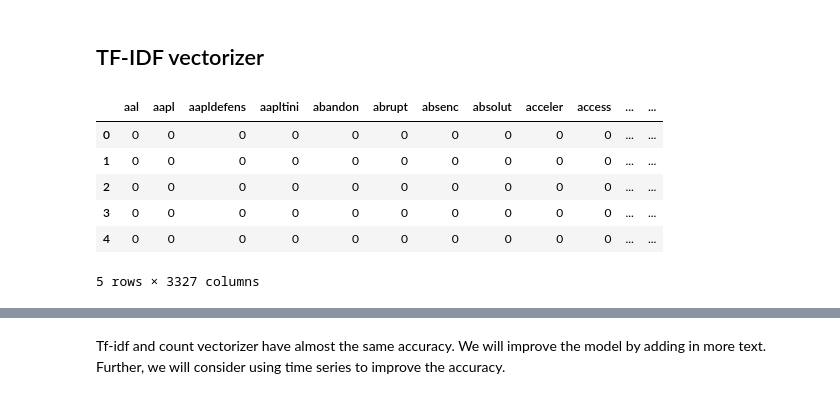
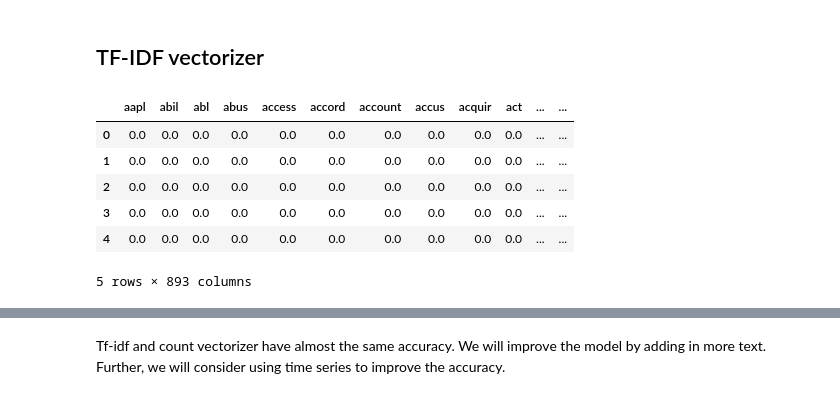
Before and after one commit to carmelbythesea/Stock-Market-Prediction, a Jupyter notebook: MSFT/model/model.ipynb, the cells around one changed output, grey strips where cells are left out. Saved outputs shown, nothing was run; the diff lists cells and outputs as text; code cells hidden in the pictures.

```diff
--- a/MSFT/model/model.ipynb
+++ b/MSFT/model/model.ipynb
@@ -121,0 +294,2 @@ tfidfvectorizer = TfidfVectorizer(analyzer='word', stop_words= 'english', ngram_
+# %%
+temp[['TTM Net EPS', 'PE Ratio']] = temp[['TTM Net EPS', 'PE Ratio']].fillna(method = 'ffill')
@@ -122,2 +298,7 @@ tfidfvectorizer = TfidfVectorizer(analyzer='word', stop_words= 'english', ngram_
+# %%
+# short_rolling = temp['price'].rolling(window=20).mean()
+ema_short = temp['price'].ewm(span=20, adjust=False).mean()
+# %%
+temp['ema'] = ema_short
 # %% [markdown]
 ## Count vectorizer
@@ -273,12 +475,18 @@ tfidf_tokens = tfidfvectorizer.get_feature_names()
+# %%
+tfidfvectorizer = TfidfVectorizer(analyzer='word', \
+                                  stop_words= 'english', \
+                                  ngram_range=(1, 1))
+tfidf_wm = tfidfvectorizer.fit_transform(temp['WSJ_Fox'])
+tfidf_tokens = tfidfvectorizer.get_feature_names()
 # %%
-prep_df2 = pd.DataFrame(count_wm.toarray(), columns=tfidfvectorizer.get_feature_names())
+prep_df2 = pd.DataFrame(tfidf_wm.toarray(), columns=tfidfvectorizer.get_feature_names())
 prep_df2.head()
 # %% [output]
-|  | aal | aapl | aapldefens | aapltini | abandon | abrupt | absenc | absolut | acceler | access | ... | ... |
-| 0 | 0 | 0 | 0 | 0 | 0 | 0 | 0 | 0 | 0 | 0 | ... | ... |
-| 1 | 0 | 0 | 0 | 0 | 0 | 0 | 0 | 0 | 0 | 0 | ... | ... |
-| 2 | 0 | 0 | 0 | 0 | 0 | 0 | 0 | 0 | 0 | 0 | ... | ... |
-| 3 | 0 | 0 | 0 | 0 | 0 | 0 | 0 | 0 | 0 | 0 | ... | ... |
-| 4 | 0 | 0 | 0 | 0 | 0 | 0 | 0 | 0 | 0 | 0 | ... | ... |
+|  | aapl | abil | abl | abus | access | accord | account | accus | acquir | act | ... | ... |
+| 0 | 0.0 | 0.0 | 0.0 | 0.0 | 0.0 | 0.0 | 0.0 | 0.0 | 0.0 | 0.0 | ... | ... |
+| 1 | 0.0 | 0.0 | 0.0 | 0.0 | 0.0 | 0.0 | 0.0 | 0.0 | 0.0 | 0.0 | ... | ... |
+| 2 | 0.0 | 0.0 | 0.0 | 0.0 | 0.0 | 0.0 | 0.0 | 0.0 | 0.0 | 0.0 | ... | ... |
+| 3 | 0.0 | 0.0 | 0.0 | 0.0 | 0.0 | 0.0 | 0.0 | 0.0 | 0.0 | 0.0 | ... | ... |
+| 4 | 0.0 | 0.0 | 0.0 | 0.0 | 0.0 | 0.0 | 0.0 | 0.0 | 0.0 | 0.0 | ... | ... |
-5 rows × 3327 columns
+5 rows × 893 columns
 # %%
```
Also changed, not shown: parts of 55 cells of this notebook.
